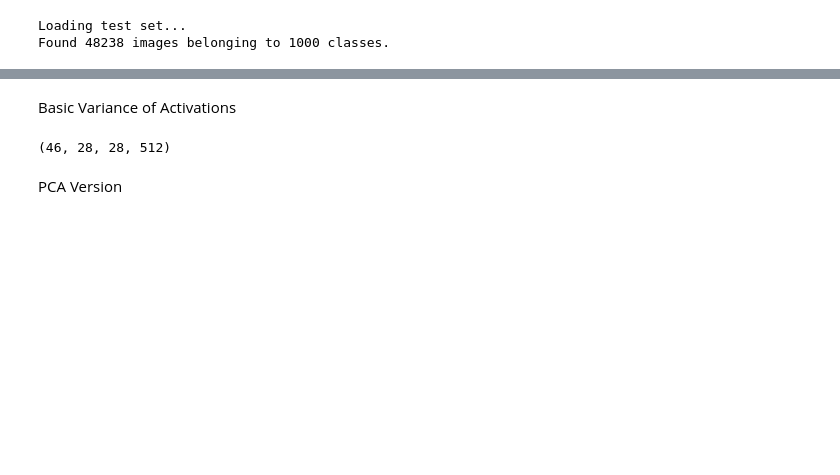
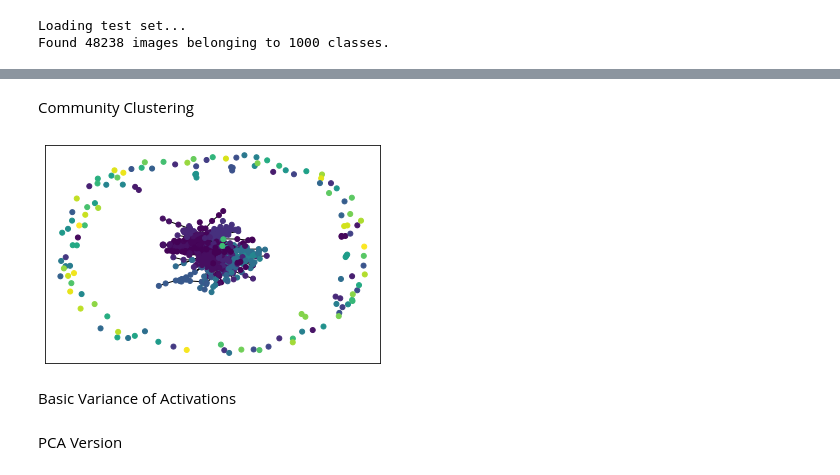
Before and after one commit to mazabdul7/msc_attention_project, a Jupyter notebook: class_var.ipynb, the cells around one changed output, grey strips where cells are left out. Saved outputs shown, nothing was run; the diff lists cells and outputs as text; code cells hidden in the pictures; blank space fills up the shorter version.

Commit message:
nmf-pca and clustering work

```diff
--- a/class_var.ipynb
+++ b/class_var.ipynb
@@ -74,0 +173,13 @@ activations = tf.reshape(activations, [activations.shape[0],-1]).numpy()
+# %%
+cosine_sim = np.zeros((1000, 1000))
+for i, cl in enumerate(folder_names):
+    for j, cl2 in enumerate(folder_names):
+        cosine_sim_score = np.dot(sem_dict[cl], sem_dict[cl2])/(np.linalg.norm(sem_dict[cl])*np.linalg.norm(sem_dict[cl2]))
+        cosine_sim[i, j] = cosine_sim_score
+# %%
+new_od = {}
+for row in range(cosine_sim.shape[0]):
+    index = list(np.where(cosine_sim[row, :]>0.2)[0])
+    index.remove(row)
+    index = [[folder_names[idx],cosine_sim[row, idx]] for idx in index]
+    new_od[folder_names[row]] = index
@@ -74,0 +190,6 @@ activations = tf.reshape(activations, [activations.shape[0],-1]).numpy()
+# %%
+g = nx.Graph()
+g.add_nodes_from(list(new_od.keys()))
+for k, v in new_od.items():
+    for entry in v:
+        g.add_edge(k, entry[0], weight=entry[1])
@@ -74,0 +222,7 @@ activations = tf.reshape(activations, [activations.shape[0],-1]).numpy()
+# %% [markdown]
+Community Clustering
+# %%
+partition = community.best_partition(g)
+values = [partition.get(node) for node in g.nodes()]
+counter=collections.Counter(values)
+print(counter)
@@ -75,3 +236,10 @@ activations = tf.reshape(activations, [activations.shape[0],-1]).numpy()
+# %%
+sp = nx.spring_layout(g)
+nx.draw_networkx(g, pos=sp, with_labels=False, node_size=25, node_color=values)
+# plt.axes('off')
+plt.show()
+# %% [output]
+[figure, added]
 # %% [markdown]
 Basic Variance of Activations
 # %%
@@ -90,7 +258,3 @@ basic_var_dict = dict(sorted(basic_var_dict.items(), key=lambda item: item[1], r
 # %%
 with open('class_var.pkl', 'wb') as f:
     pickle.dump(basic_var_dict, f)
-# %%
-activations.shape
-# %% [output]
-(46, 28, 28, 512)
```
Also changed, not shown: parts of 44 cells of this notebook, 9 other files.
